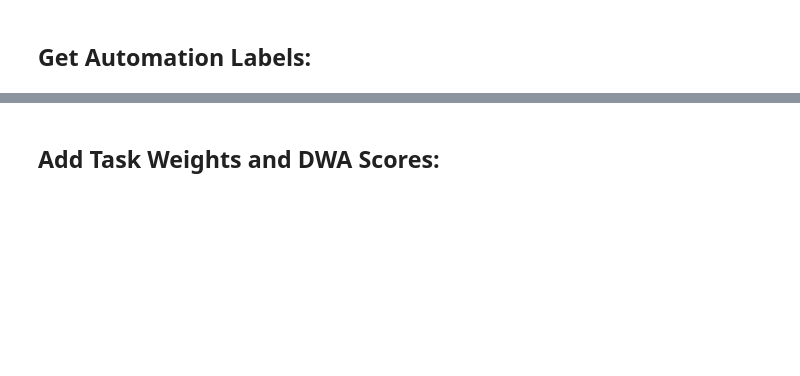
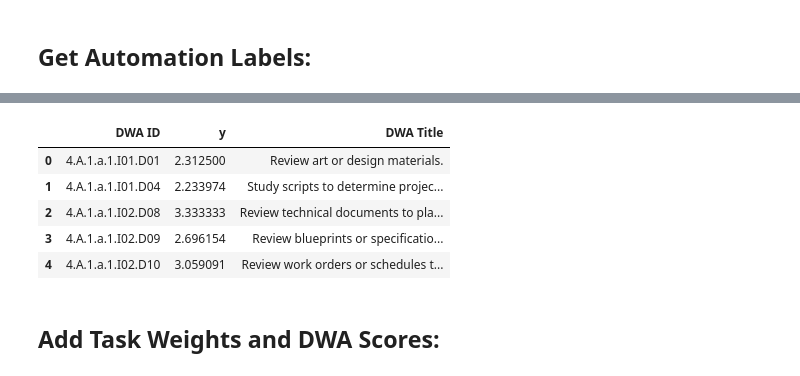
Before and after one commit to PDuckworth/FutureOf, a Jupyter notebook: FutureOfHealthcare/DataWrangling.ipynb, the cells around one changed output, grey strips where cells are left out. Saved outputs shown, nothing was run; the diff lists cells and outputs as text; code cells hidden in the pictures; blank space fills up the shorter version.

```diff
--- a/FutureOfHealthcare/DataWrangling.ipynb
+++ b/FutureOfHealthcare/DataWrangling.ipynb
@@ -76,3 +134,23 @@ automation_scores[automation_scores["DWA ID"] == "4.A.3.b.1.I06.D11"]["y"].value
+# %%
+# # investigate why some DWAs don't have Automation Scores = it's because the composite Tasks dont have Importance scores:
+
+# onet_tasks = pd.read_table(os.path.join(datasets, 'ONET/databases/db2016/Task Statements.txt'), sep='\t')
+# taskDWA = pd.read_table(os.path.join(datasets, 'ONET/databases/db2016/Tasks to DWAs.txt'), sep='\t')
+DWArefs = pd.read_table(os.path.join(datasets, 'ONET/databases/db2016/DWA Reference.txt'), sep='\t')
+automation_scores = automation_scores.merge(DWArefs[['DWA ID', 'DWA Title']], on=['DWA ID'])
+automation_scores.head()
+# onet_tasks_dwa = onet_tasks[['Task ID', 'Task']].merge(DWA_sup, on=['Task ID'])\
+#                                                          .sort_values(by='Task ID')\
+#                                                          .reset_index().drop('index', axis=1)
+# others = onet_tasks_dwa[onet_tasks_dwa["IWA ID"] == "4.A.3.b.1.I06"][["DWA ID", "DWA Title"]].drop_duplicates()
+# others.merge(automation_scores, on=["DWA ID"], how='left').rename(columns={"y":"automation score"})
+# %% [output]
+|  | DWA ID | y | DWA Title |
+| 0 | 4.A.1.a.1.I01.D01 | 2.312500 | Review art or design materials. |
+| 1 | 4.A.1.a.1.I01.D04 | 2.233974 | Study scripts to determine projec... |
+| 2 | 4.A.1.a.1.I02.D08 | 3.333333 | Review technical documents to pla... |
+| 3 | 4.A.1.a.1.I02.D09 | 2.696154 | Review blueprints or specificatio... |
+| 4 | 4.A.1.a.1.I02.D10 | 3.059091 | Review work orders or schedules t... |
 # %% [markdown]
 ## Add Task Weights and DWA Scores:
 # %%
```
Also changed, not shown: parts of 19 cells of this notebook, 15 other files.
